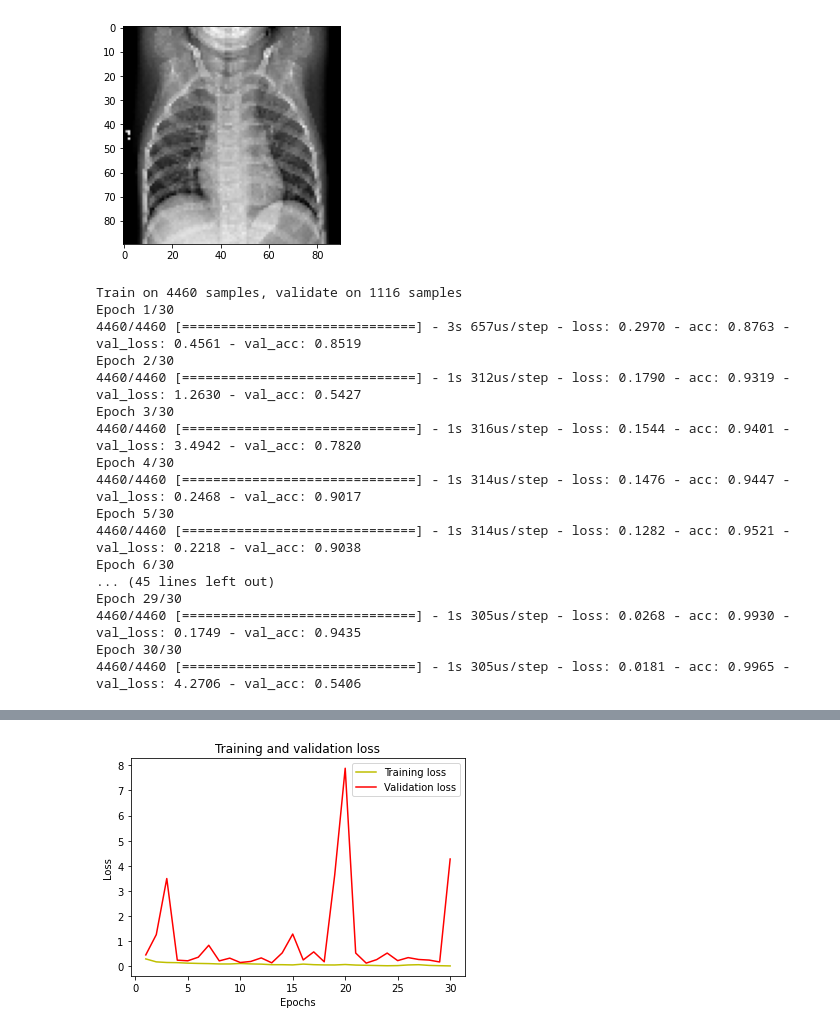
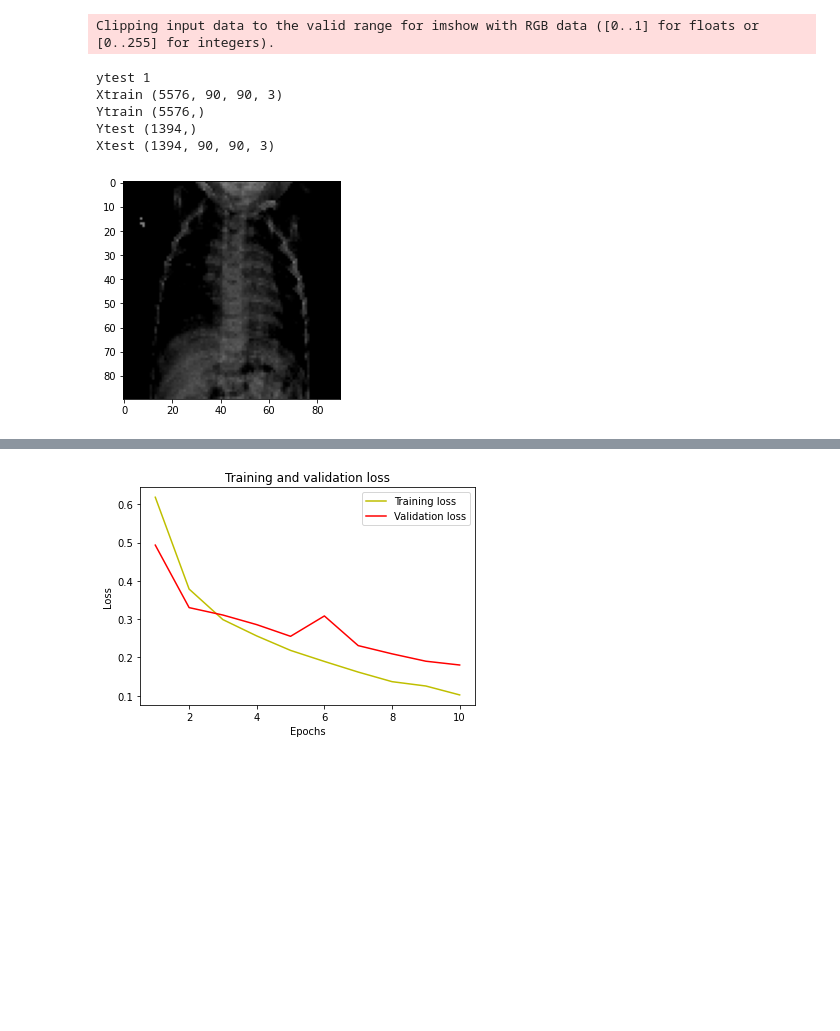
Before and after one commit to Abubakar26/CNN-Fyp, a Jupyter notebook: cnnp1.ipynb, the cells around one changed output, grey strips where cells are left out. Drawn from its saved outputs; the diff is of its cells as text; code cells hidden in the pictures; blank space fills up the shorter version.

```diff
--- a/cnnp1.ipynb
+++ b/cnnp1.ipynb
@@ -22,9 +20,11 @@ from sklearn.model_selection import train_test_split as tts
 import matplotlib.pyplot as plt
 import pandas as pd
 from keras.optimizers import SGD
+from sklearn.model_selection import KFold
+
 batch_size = 128
 num_classes = 3
-epochs = 30
+epochs = 10
 import os
 pickle_in1=open(DATA_PATH+"/colorxray","rb")
 X=pk.load(pickle_in1)
@@ -33,12 +33,13 @@ Y=pk.load(pickle_in2)
 # X,Y=shuffle(X,Y)
 print(Y[6575])
 x_train,x_test,y_train,y_test = tts(X,Y,train_size=0.8)
-# convert class vectors to binary class matrices
 x_train=np.array(x_train)
 y_train=np.array(y_train)
 x_test=np.array(x_test)
 y_test=np.array(y_test)
 Y_test=y_test
+x_train=x_train/255-0.5
+x_test=x_test/255-0.5
 print("ytest",Y_test[0])
 print("Xtrain",x_train.shape)
 print("Ytrain",y_train.shape)
@@ -46,28 +47,27 @@ print("Ytest",y_test.shape)
 print("Xtest",x_test.shape)
 plt.imshow(x_train[200])
 plt.show()
-opt=SGD(lr=0.01)
+opt=SGD(lr=0.0001)
 y_train = keras.utils.to_categorical(y_train,3)
 y_test = keras.utils.to_categorical(y_test,3)
 # print(X_train.shape)
 from keras.callbacks import EarlyStopping
-early_stopping = EarlyStopping(monitor='val_loss', patience=3)
+from keras.callbacks import Callback
+# early_stopping = EarlyStopping(monitor='val_loss', patience=3)
 model = Sequential()
 model.add(Conv2D(128, kernel_size=(5, 5),activation='relu', input_shape=(90,90,3)))
+model.add(Conv2D(128, (4, 4), activation='relu'))
 model.add(MaxPooling2D(pool_size=(4,4)))
-model.add(Conv2D(64, (4, 4), activation='relu'))
+model.add(Conv2D(128, (4, 4), activation='relu'))
+model.add(Conv2D(128, (4, 4), activation='relu'))
 model.add(MaxPooling2D(pool_size=(4,4)))
-model.add(Conv2D(32,(3,3),activation='relu'))
 model.add(Flatten())
 model.add(BatchNormalization(momentum=0.1))
-model.add(Dense(1028,activation='relu'))
-#model.add(Dense(1032,activation='softmax'))
-# model.add(GlobalAveragePooling2D())
-model.add(Dropout(0.01))
 model.add(Dense(num_classes, activation='softmax'))
-model.compile(loss=keras.losses.binary_crossentropy,optimizer=keras.optimizers.Adadelta(lr=0.3),metrics=['accuracy'])
+model.compile(loss=keras.losses.categorical_crossentropy,optimizer=keras.optimizers.Adam(0.0001),metrics=['accuracy'])
 model.get_weights()
-history=model.fit(x_train,y_train, batch_size=batch_size, epochs=epochs,verbose=1,shuffle=True ,validation_split=0.2 )
+
+history=model.fit(x_train,y_train, batch_size=batch_size, shuffle=True ,epochs=epochs,verbose=1 ,validation_split=0.1,callbacks=[Callback()] )
 from sklearn.metrics import confusion_matrix as cm
 from sklearn.metrics import classification_report as cr
 loss = history.history['loss']
@@ -80,9 +80,9 @@ plt.xlabel('Epochs')
 plt.ylabel('Loss')
 plt.legend()
 plt.show()
-acc = history.history['acc']
-val_acc = history.history['val_acc']
-plt.plot(epochs, acc, 'y', label='Training acc')
+accu = history.history['accuracy']
+val_acc = history.history['val_accuracy']
+plt.plot(epochs, accu, 'y', label='Training acc')
 plt.plot(epochs, val_acc, 'r', label='Validation acc')
 plt.title('Training and validation accuracy')
 plt.xlabel('Epochs')
@@ -90,18 +90,22 @@ plt.ylabel('Accuracy')
 plt.legend()
 plt.show()
 score = model.evaluate(x_test, y_test, verbose=0)
-pd=model.predict(x_test, batch_size=None, verbose=0, steps=None, callbacks=[early_stopping], max_queue_size=10, workers=1, use_multiprocessing=False)
-print('Test loss:', score)
-print('Test accuracy:', score)
-print("prediction",pd)
+pd=model.predict(x_test, batch_size=None, verbose=0, steps=None, callbacks=[], max_queue_size=10, workers=1, use_multiprocessing=False)
+print('Test loss:', np.argmax(score))
+print('Test accuracy:', np.argmax(score))
+print("prediction",np.argmax(pd))
 print(model.summary())
-store=model.save('cnnp1')
-import pickle as pk
+model.save('cnnp1xx2')
+# import pickle as pk
 # pk.dump(model,open(filename,'wb'))
-model_save_name = 'cnnpkl'
-pk.dump(model,open(DATA_PATH+'/'+model_save_name,'wb'))
+# model_save_name = 'cnn1x2'
+# pk.dump(model,open(DATA_PATH+'/'+model_save_name,'wb'))
 # path = (DATA_PATH+"/"+model_save_name)
 # model.save(path)
+ev=model.evaluate(x_test,y_test)
+print("Evaluation",np.argmax(ev))
+print("%s: %.2f%%" % (model.metrics_names[1], ev[1]*100))
+del model
 # %% [output]
 Drive already mounted at /content/drive; to attempt to forcibly remount, call drive.mount("/content/drive", force_remount=True).
 1
@@ -113,18 +112,7 @@ Xtest (1394, 90, 90, 3)
+Clipping input data to the valid range for imshow with RGB data ([0..1] for floats or [0..255] for integers).
+ytest 1
+Xtrain (5576, 90, 90, 3)
+Ytrain (5576,)
+Ytest (1394,)
+Xtest (1394, 90, 90, 3)
-[figure, old version]
+[figure, new version]
-Train on 4460 samples, validate on 1116 samples
-Epoch 1/30
-4460/4460 [==============================] - 3s 657us/step - loss: 0.2970 - acc: 0.8763 - val_loss: 0.4561 - val_acc: 0.8519
-Epoch 2/30
-4460/4460 [==============================] - 1s 312us/step - loss: 0.1790 - acc: 0.9319 - val_loss: 1.2630 - val_acc: 0.5427
-Epoch 3/30
-4460/4460 [==============================] - 1s 316us/step - loss: 0.1544 - acc: 0.9401 - val_loss: 3.4942 - val_acc: 0.7820
-Epoch 4/30
-4460/4460 [==============================] - 1s 314us/step - loss: 0.1476 - acc: 0.9447 - val_loss: 0.2468 - val_acc: 0.9017
-Epoch 5/30
-4460/4460 [==============================] - 1s 314us/step - loss: 0.1282 - acc: 0.9521 - val_loss: 0.2218 - val_acc: 0.9038
-Epoch 6/30
-... (45 lines left out)
-Epoch 29/30
-4460/4460 [==============================] - 1s 305us/step - loss: 0.0268 - acc: 0.9930 - val_loss: 0.1749 - val_acc: 0.9435
-Epoch 30/30
-4460/4460 [==============================] - 1s 305us/step - loss: 0.0181 - acc: 0.9965 - val_loss: 4.2706 - val_acc: 0.5406
@@ -131 +136 @@ Epoch 30/30
-[figure, old version]
+[figure, new version]
```
Also changed, not shown: parts of 3 cells of this notebook.
